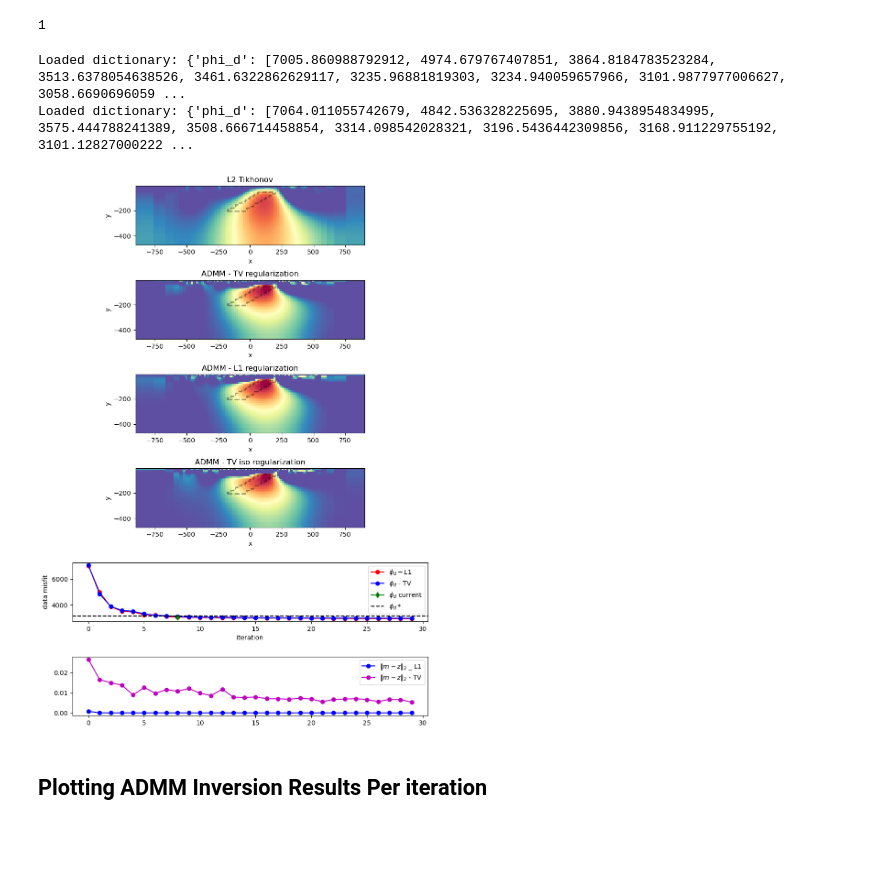
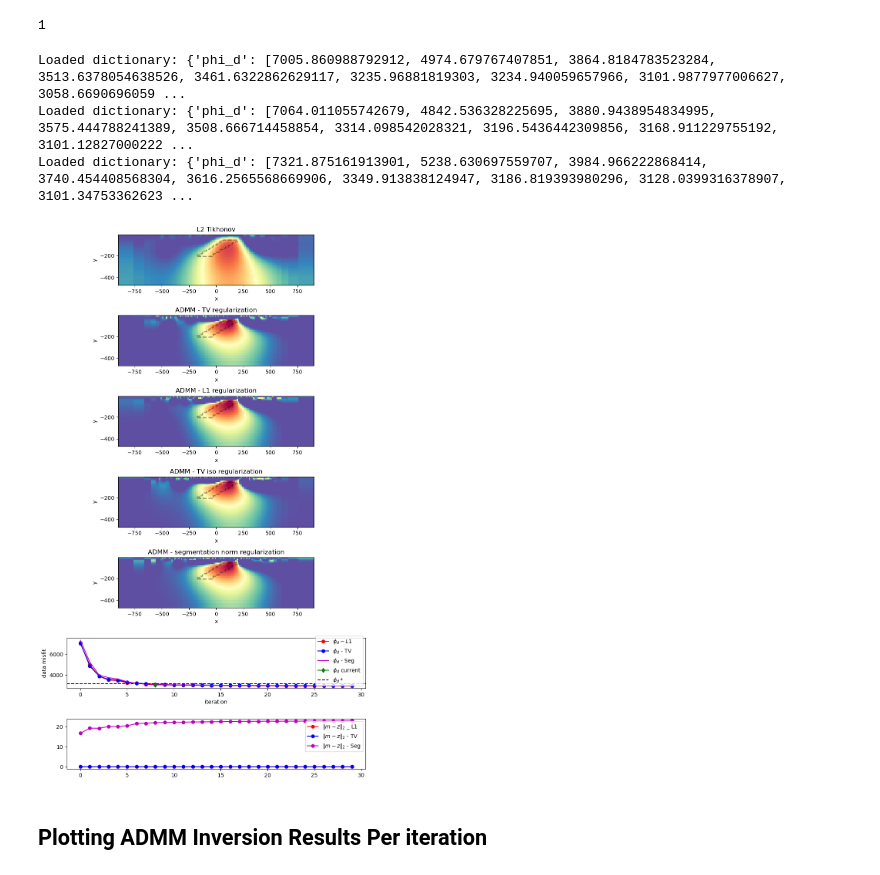
Before and after one commit to JKutt/transformers_segmentation, a Jupyter notebook: geological_segmentation/06-admm_results.ipynb, the cells around one changed output. Cells and saved outputs as stored; diff of their text form; code cells hidden in the pictures; blank space fills up the shorter version.

Commit message:
updated admm figures

```diff
--- a/geological_segmentation/06-admm_results.ipynb
+++ b/geological_segmentation/06-admm_results.ipynb
@@ -480,7 +480,7 @@ segpd.max()
 import json
 
 # Load dictionary from a JSON file
-with open('admm_iter_tviso/phi_d.json', 'r') as file:
+with open('/home/juanito/Dropbox/JohnLindsey/geoseg/admm_iter_tviso/phi_d.json', 'r') as file:
     loaded_data = json.load(file)
 
 print("Loaded dictionary:", loaded_data)
@@ -488,36 +488,49 @@ phi_d = loaded_data['phi_d']
 contraint = loaded_data['norm_residual']
 
 # Load dictionary from a JSON file
-with open('admm_iter_tv_1e-3/phi_d.json', 'r') as file:
+with open('/home/juanito/Dropbox/JohnLindsey/geoseg/admm_iter_tv_1e-3/phi_d.json', 'r') as file:
     loaded_data = json.load(file)
 
 print("Loaded dictionary:", loaded_data)
 phi_d_tv = loaded_data['phi_d']
 contraint_tv = loaded_data['norm_residual']
 
+# Load dictionary from a JSON file
+with open('/home/juanito/Dropbox/JohnLindsey/geoseg/admm_iter_segnorm_1e-4/phi_d.json', 'r') as file:
+    loaded_data = json.load(file)
+
+print("Loaded dictionary:", loaded_data)
+phi_d_seg = loaded_data['phi_d']
+contraint_seg = loaded_data['norm_residual']
+
 ii = 8
-m = np.load(f'admm_iter_tv_1e-3/model_{ii}.npy')
-mtviso = np.load(f'admm_iter_tviso/model_{ii}.npy')
-z = np.load(f'admm_iter/z_variabe_{ii}.npy')
+m = np.load(f'/home/juanito/Dropbox/JohnLindsey/geoseg/admm_iter_tv_1e-3/model_{ii}.npy')
+mtviso = np.load(f'/home/juanito/Dropbox/JohnLindsey/geoseg/admm_iter_tviso/model_{ii}.npy')
+# z = np.load(f'/home/juanito/Dropbox/JohnLindsey/geoseg/admm_iter/z_variabe_{ii}.npy')
 
-m2 = np.load(f'iterations_l2_practical/model_{14}.npy')
-m1 = np.load(f'admm_iter_l1_proxop/model_{ii}.npy')
+m2 = np.load(f'/home/juanito/Dropbox/JohnLindsey/geoseg/iterations_l2_practical/model_{14}.npy')
+m1 = np.load(f'/home/juanito/Dropbox/JohnLindsey/geoseg/admm_iter_l1_proxop/model_{ii}.npy')
+
+mseg = np.load(f'/home/juanito/Dropbox/JohnLindsey/geoseg/admm_iter_segnorm_1e-4/model_{ii}.npy')
 
 
-fig, ax = plt.subplots(6, 1, figsize=(10, 15))
+fig, ax = plt.subplots(7, 1, figsize=(10, 18))
 meshCore.plot_image(1/ np.exp(m2), ax=ax[0], pcolor_opts={'cmap':'Spectral'}, clim=[10, 500])
 meshCore.plot_image(1/ np.exp(m), ax=ax[1], pcolor_opts={'cmap':'Spectral'}, clim=[10, 500])
 # meshCore.plot_image(m - m1, ax=ax[1], pcolor_opts={'cmap':'Spectral'})
 meshCore.plot_image(1/ np.exp(m1), ax=ax[2], pcolor_opts={'cmap':'Spectral'}, clim=[10, 500])
 meshCore.plot_image(1/ np.exp(mtviso), ax=ax[3], pcolor_opts={'cmap':'Spectral'}, clim=[10, 500])
+meshCore.plot_image(1/ np.exp(mseg), ax=ax[4], pcolor_opts={'cmap':'Spectral'}, clim=[10, 500])
 ax[0].axis('equal')
 ax[1].axis('equal')
 ax[2].axis('equal')
+ax[4].axis('equal')
 ax[3].axis('equal')
 ax[0].set_title('L2 Tikhonov')
 ax[1].set_title('ADMM - TV regularization')
 ax[2].set_title('ADMM - L1 regularization')
 ax[3].set_title('ADMM - TV iso regularization')
+ax[4].set_title('ADMM - segmentation norm regularization')
 # ax[2].hist(m - z, 100)
 # ax[2].set_title('contraint (m - z = 0)')
 # ax[2].hist(1/ np.exp(m), 100, label='z', alpha=0.4)
@@ -551,43 +564,58 @@ utils.plot2Ddata(
 
     meshCore.gridCC,mtrue[actcore],nx=500,ny=500,
     contourOpts={'alpha':0},
     #clim=[0,5],
     ax=ax[2],
     level=True,
     ncontour=2,
     levelOpts={'colors':'k','linewidths':2,'linestyles':'--', 'alpha':0.2},
     method='nearest'
 
 )
 utils.plot2Ddata(
 
     meshCore.gridCC,mtrue[actcore],nx=500,ny=500,
     contourOpts={'alpha':0},
     #clim=[0,5],
     ax=ax[3],
     level=True,
     ncontour=2,
     levelOpts={'colors':'k','linewidths':2,'linestyles':'--', 'alpha':0.2},
     method='nearest'
 
 )
-ax[4].plot(phi_d, '-or', label=r'$\phi_d - L1$')
-ax[4].plot(phi_d_tv, '-ob', label=r'$\phi_d$ - TV')
-ax[4].plot(ii, phi_d[ii], '-dg', label=r'$\phi_d$ current')
-ax[5].plot(contraint, '-ob', label=r'$\|m-z\|_2$ _ L1')
-ax[5].plot(contraint_tv, '-om', label=r'$\|m-z\|_2$ - TV')
-ax[4].axhline(dc_data.dobs.shape[0], color='k', linestyle='--', label=r'$\phi_d*$')
+utils.plot2Ddata(
+
+    meshCore.gridCC,mtrue[actcore],nx=500,ny=500,
+    contourOpts={'alpha':0},
+    #clim=[0,5],
+    ax=ax[4],
+    level=True,
+    ncontour=2,
+    levelOpts={'colors':'k','linewidths':2,'linestyles':'--', 'alpha':0.2},
+    method='nearest'
+
+)
+ax[5].plot(phi_d, '-or', label=r'$\phi_d - L1$')
+ax[5].plot(phi_d_tv, '-ob', label=r'$\phi_d$ - TV')
+ax[5].plot(phi_d_seg, '-m', label=r'$\phi_d$ - Seg')
+ax[5].plot(ii, phi_d[ii], '-dg', label=r'$\phi_d$ current')
+ax[6].plot(contraint, '-or', label=r'$\|m-z\|_2$ _ L1')
+ax[6].plot(contraint_tv, '-ob', label=r'$\|m-z\|_2$ - TV')
+ax[6].plot(contraint_seg, '-om', label=r'$\|m-z\|_2$ - Seg')
+ax[5].axhline(dc_data.dobs.shape[0], color='k', linestyle='--', label=r'$\phi_d*$')
 # ax[2].set_ylim([0, 3000])
-ax[4].legend()
 ax[5].legend()
-ax[4].set_xlabel('iteration')
-ax[4].set_ylabel('data misfit')
+ax[6].legend()
+ax[5].set_xlabel('iteration')
+ax[5].set_ylabel('data misfit')
 plt.subplots_adjust(hspace=0.6, wspace=0.5)
 plt.show()
 # %% [output]
 Loaded dictionary: {'phi_d': [7005.860988792912, 4974.679767407851, 3864.8184783523284, 3513.6378054638526, 3461.6322862629117, 3235.96881819303, 3234.940059657966, 3101.9877977006627, 3058.6690696059 ...
 Loaded dictionary: {'phi_d': [7064.011055742679, 4842.536328225695, 3880.9438954834995, 3575.444788241389, 3508.666714458854, 3314.098542028321, 3196.5436442309856, 3168.911229755192, 3101.12827000222 ...
+Loaded dictionary: {'phi_d': [7321.875161913901, 5238.630697559707, 3984.966222868414, 3740.454408568304, 3616.2565568669906, 3349.913838124947, 3186.819393980296, 3128.0399316378907, 3101.34753362623 ...
-[figure, old version]
+[figure, new version]
 # %% [markdown]
 ## Plotting ADMM Inversion Results Per iteration
 # %%
```
Also changed, not shown: parts of 1 cell of this notebook.
